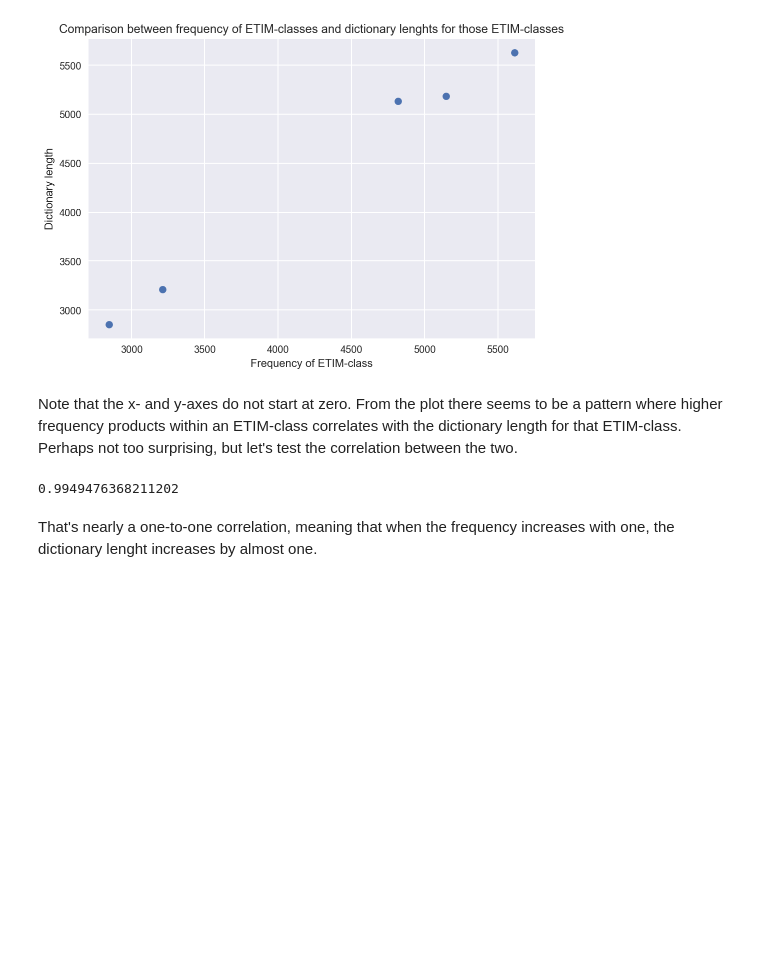
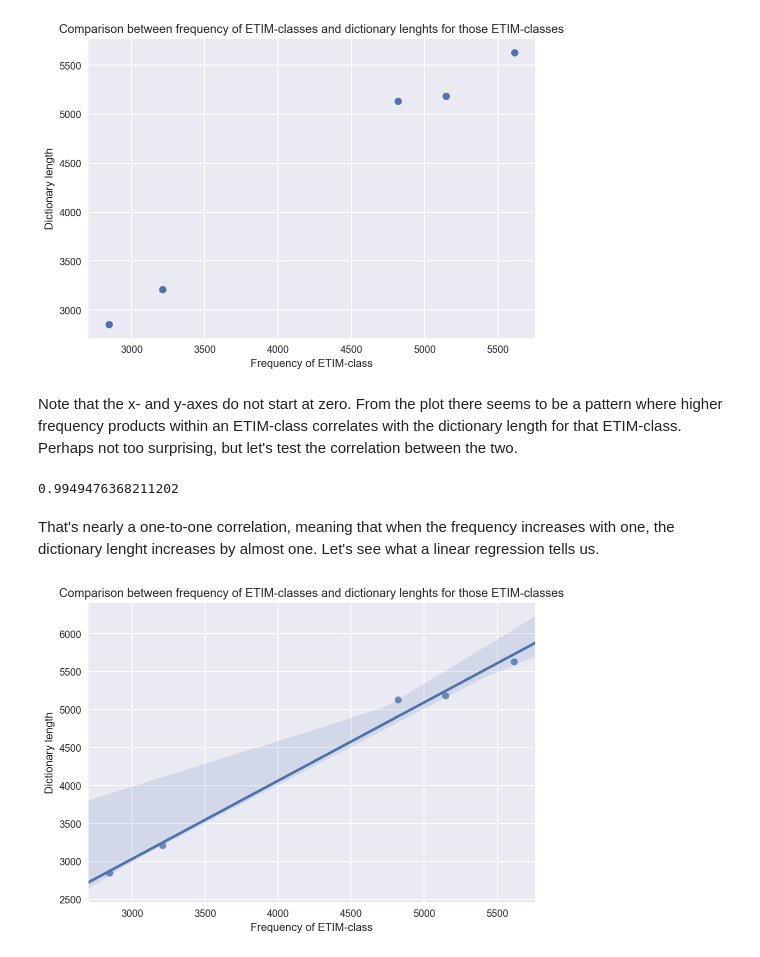
Before and after one commit to pkgranholt/ETIM-classification, a Jupyter notebook: Inferential_statistics.ipynb, the cells around one changed output. Drawn from its saved outputs; the diff is of its cells as text; code cells hidden in the pictures; blank space fills up the shorter version.

Commit message:
Updated to include regression

```diff
--- a/Inferential_statistics.ipynb
+++ b/Inferential_statistics.ipynb
@@ -114,4 +117,17 @@ np.corrcoef(x=grouped.head()['freq'], y=dictionaries_lengths)[0,1]
 # %% [output]
 0.9949476368211202
 # %% [markdown]
-That's nearly a one-to-one correlation, meaning that when the frequency increases with one, the dictionary lenght increases by almost one.
+That's nearly a one-to-one correlation, meaning that when the frequency increases with one, the dictionary lenght increases by almost one. Let's see what a linear regression tells us.
+# %%
+# Ordinary Least Squares regression preparation
+X = np.array(grouped.head()['freq'])
+Y = np.array(dictionaries_lengths)
+# %%
+# Plot the fitted line
+sns.regplot(X,Y)
+plt.xlabel('Frequency of ETIM-class')
+plt.ylabel('Dictionary length')
+plt.title('Comparison between frequency of ETIM-classes and dictionary lenghts for those ETIM-classes')
+plt.show()
+# %% [output]
+[figure, added]
```
Also changed, not shown: parts of 3 cells of this notebook.
